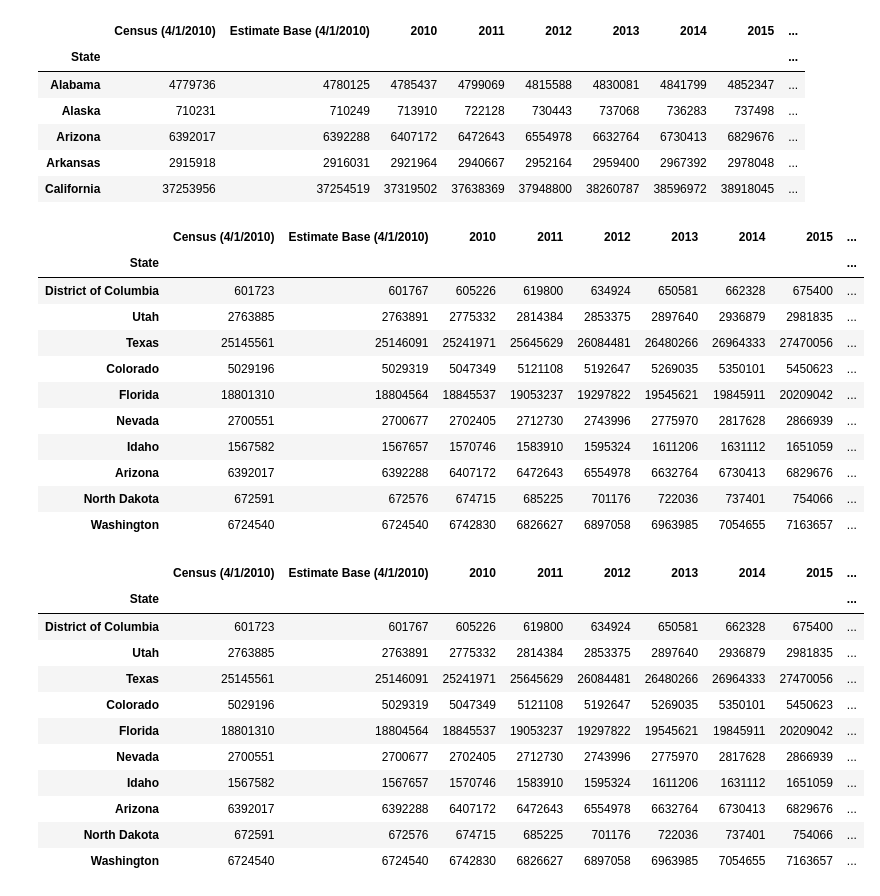
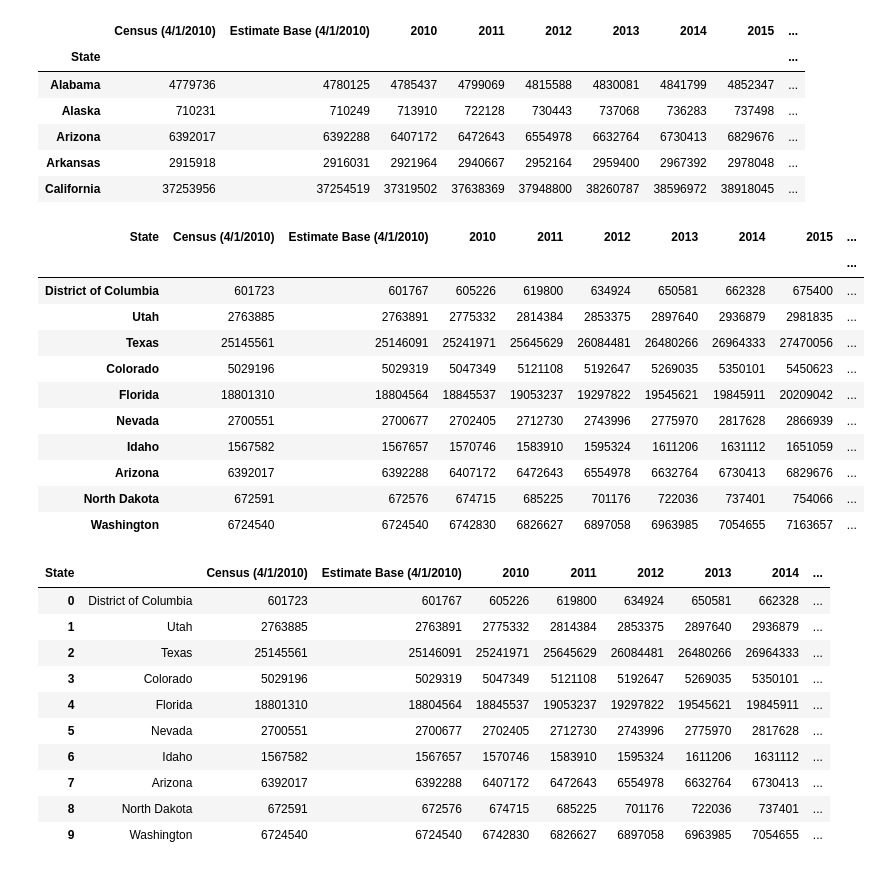
Before and after one commit to rls1316/project-one, a Jupyter notebook: Population_Analysis/pop_analysis.ipynb, the cells around one changed output. Drawn from its saved outputs; the diff is of its cells as text; code cells hidden in the pictures.

```diff
--- a/Population_Analysis/pop_analysis.ipynb
+++ b/Population_Analysis/pop_analysis.ipynb
@@ -33,3 +33,17 @@ Estimate Base (4/1/2010)    3142
 2018                        3142
 2019                        3142
 dtype: int64
+# %%
+#Calculate the % difference by County and add to DF with format
+Pct_Growth = (((Population_Data['2019']) - Population_Data['Estimate Base (4/1/2010)'])/Population_Data['Estimate Base (4/1/2010)']) * 100
+Population_Data["Pct Growth"] = Pct_Growth
+
+#Sort DF by highest Pct of Growth
+Population_Data.sort_values(by = ["Pct Growth"], inplace = True, ascending = False)
+
+#Add formatting to the Pct Growth
+Population_Data["Pct Growth"] = Population_Data["Pct Growth"].map('{:.2f}%'.format)
+
+Population_Data['State'] = Population_Data['State']
+
+Population_Data.head()
@@ -56,10 +78,12 @@ State_Population_Data.sort_values(by = ["Pct Growth"], inplace = True, ascending
 #Add formatting to the Pct Growth
 State_Population_Data["Pct Growth"] = State_Population_Data["Pct Growth"].map('{:.2f}%'.format)
 
+State_Population_Data = State_Population_Data.rename_axis(index = '', columns = 'State')
+
 State_Population_Data.head(10)
 # %% [output]
-|  | Census (4/1/2010) | Estimate Base (4/1/2010) | 2010 | 2011 | 2012 | 2013 | 2014 | 2015 | ... |
-| State |  |  |  |  |  |  |  |  | ... |
+| State | Census (4/1/2010) | Estimate Base (4/1/2010) | 2010 | 2011 | 2012 | 2013 | 2014 | 2015 | ... |
+|  |  |  |  |  |  |  |  |  | ... |
 | District of Columbia | 601723 | 601767 | 605226 | 619800 | 634924 | 650581 | 662328 | 675400 | ... |
 | Utah | 2763885 | 2763891 | 2775332 | 2814384 | 2853375 | 2897640 | 2936879 | 2981835 | ... |
 | Texas | 25145561 | 25146091 | 25241971 | 25645629 | 26084481 | 26480266 | 26964333 | 27470056 | ... |
@@ -73,18 +97,18 @@ State_Population_Data.head(10)
 # %%
 #New DataFrame of the Top 10 States for Pct Growth of Population
 Top_10_State_Population = State_Population_Data.head(10)
+Top_10_State_Population.reset_index(inplace = True)
 
 Top_10_State_Population
 # %% [output]
-|  | Census (4/1/2010) | Estimate Base (4/1/2010) | 2010 | 2011 | 2012 | 2013 | 2014 | 2015 | ... |
-| State |  |  |  |  |  |  |  |  | ... |
-| District of Columbia | 601723 | 601767 | 605226 | 619800 | 634924 | 650581 | 662328 | 675400 | ... |
-| Utah | 2763885 | 2763891 | 2775332 | 2814384 | 2853375 | 2897640 | 2936879 | 2981835 | ... |
-| Texas | 25145561 | 25146091 | 25241971 | 25645629 | 26084481 | 26480266 | 26964333 | 27470056 | ... |
-| Colorado | 5029196 | 5029319 | 5047349 | 5121108 | 5192647 | 5269035 | 5350101 | 5450623 | ... |
-| Florida | 18801310 | 18804564 | 18845537 | 19053237 | 19297822 | 19545621 | 19845911 | 20209042 | ... |
-| Nevada | 2700551 | 2700677 | 2702405 | 2712730 | 2743996 | 2775970 | 2817628 | 2866939 | ... |
-| Idaho | 1567582 | 1567657 | 1570746 | 1583910 | 1595324 | 1611206 | 1631112 | 1651059 | ... |
-| Arizona | 6392017 | 6392288 | 6407172 | 6472643 | 6554978 | 6632764 | 6730413 | 6829676 | ... |
-| North Dakota | 672591 | 672576 | 674715 | 685225 | 701176 | 722036 | 737401 | 754066 | ... |
-| Washington | 6724540 | 6724540 | 6742830 | 6826627 | 6897058 | 6963985 | 7054655 | 7163657 | ... |
+| State |  | Census (4/1/2010) | Estimate Base (4/1/2010) | 2010 | 2011 | 2012 | 2013 | 2014 | ... |
+| 0 | District of Columbia | 601723 | 601767 | 605226 | 619800 | 634924 | 650581 | 662328 | ... |
+| 1 | Utah | 2763885 | 2763891 | 2775332 | 2814384 | 2853375 | 2897640 | 2936879 | ... |
+| 2 | Texas | 25145561 | 25146091 | 25241971 | 25645629 | 26084481 | 26480266 | 26964333 | ... |
+| 3 | Colorado | 5029196 | 5029319 | 5047349 | 5121108 | 5192647 | 5269035 | 5350101 | ... |
+| 4 | Florida | 18801310 | 18804564 | 18845537 | 19053237 | 19297822 | 19545621 | 19845911 | ... |
+| 5 | Nevada | 2700551 | 2700677 | 2702405 | 2712730 | 2743996 | 2775970 | 2817628 | ... |
+| 6 | Idaho | 1567582 | 1567657 | 1570746 | 1583910 | 1595324 | 1611206 | 1631112 | ... |
+| 7 | Arizona | 6392017 | 6392288 | 6407172 | 6472643 | 6554978 | 6632764 | 6730413 | ... |
+| 8 | North Dakota | 672591 | 672576 | 674715 | 685225 | 701176 | 722036 | 737401 | ... |
+| 9 | Washington | 6724540 | 6724540 | 6742830 | 6826627 | 6897058 | 6963985 | 7054655 | ... |
```
Also changed, not shown: parts of 16 cells of this notebook.
